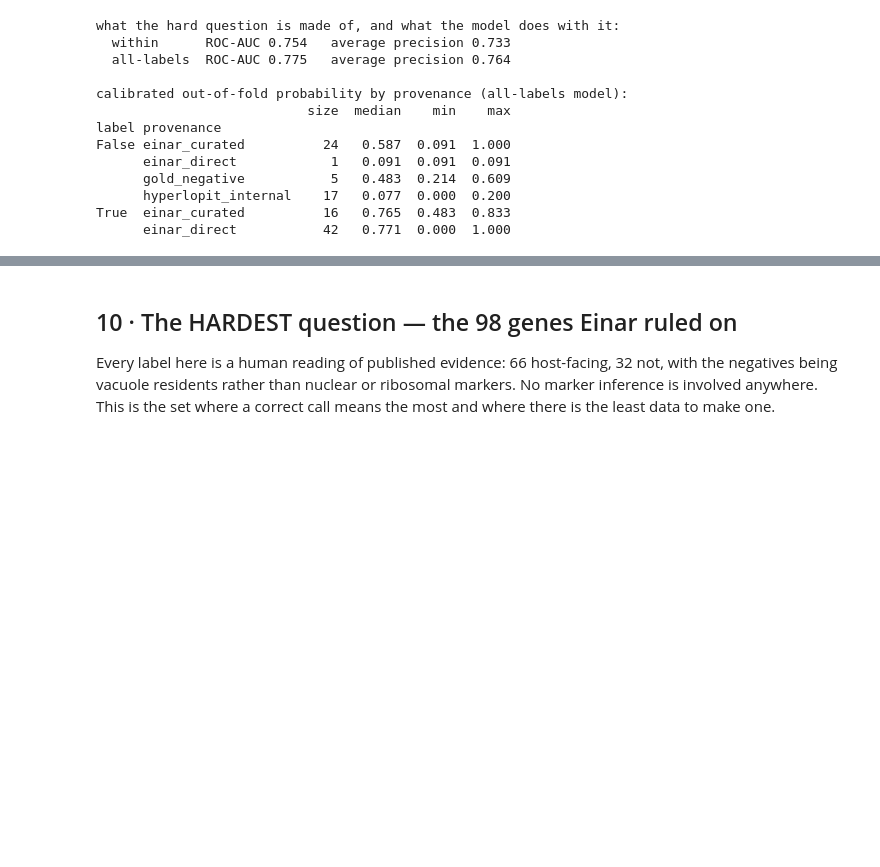
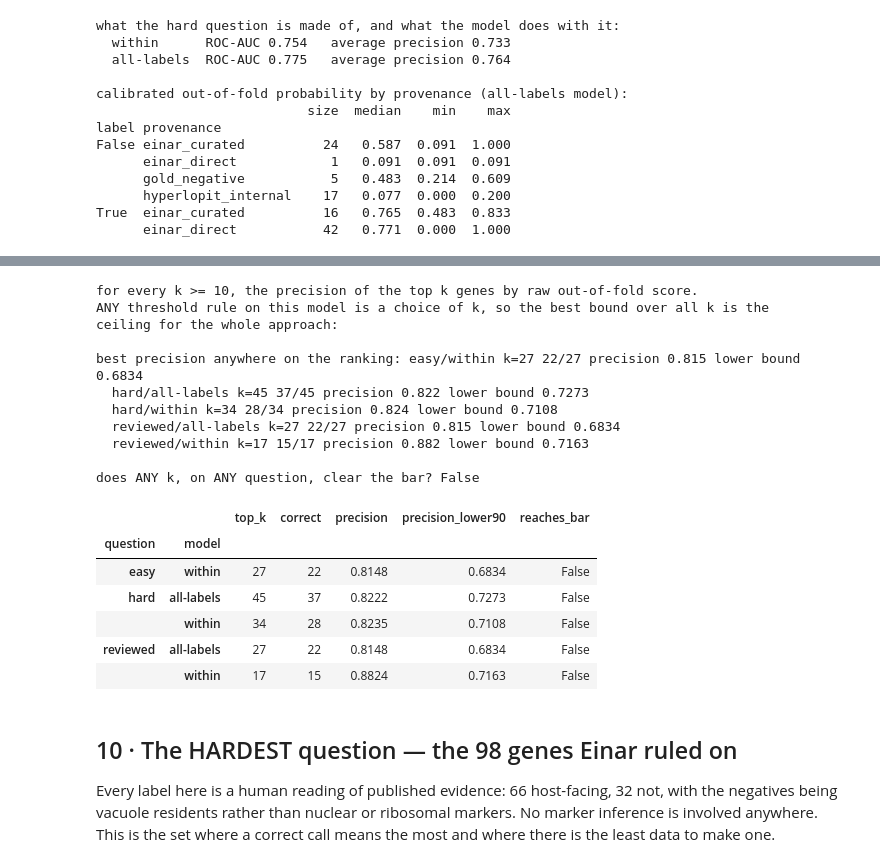
Before and after one commit to EinarOlafsson/parascape, a Jupyter notebook: notebooks/host_facing_inference_v2_2026_11_04.ipynb, the cells around one changed output, grey strips where cells are left out. Drawn from its saved outputs; the diff is of its cells as text; code cells hidden in the pictures; blank space fills up the shorter version.

```diff
--- a/notebooks/host_facing_inference_v2_2026_11_04.ipynb
+++ b/notebooks/host_facing_inference_v2_2026_11_04.ipynb
@@ -913,3 +919,50 @@ True  einar_curated          16   0.765  0.483  0.833
+# %%
+rows = []
+for (key, variant), (o, _m, _u, yq, fq) in oofs.items():
+    if key == 'easy' and variant == 'all-labels':
+        continue
+    order = o.sort_values(ascending=False).index
+    truth_sorted = yq.loc[order].values
+    for k in range(10, len(order) + 1):
+        correct = int(truth_sorted[:k].sum())
+        lo = clopper_pearson_lower(correct, k)
+        rows.append(dict(question=key, model=variant, top_k=k, correct=correct,
+                         precision=correct / k, precision_lower90=lo,
+                         reaches_bar=bool(lo >= 0.90)))
+at_k = pd.DataFrame(rows)
+at_k.to_csv(OUT / 'precision_at_k.tsv', sep='\t', index=False)
+best_k = at_k.loc[at_k.groupby(['question', 'model']).precision_lower90.idxmax()]
+ATK_NOTE = ('best precision anywhere on the ranking: ' +
+            '; '.join('%s/%s k=%d %d/%d precision %.3f lower bound %.4f'
+                      % (r.question, r.model, r.top_k, r.correct, r.top_k, r.precision,
+                         r.precision_lower90) for r in best_k.itertuples()))
+print('for every k >= 10, the precision of the top k genes by raw out-of-fold score.')
+print('ANY threshold rule on this model is a choice of k, so the best bound over all k is the')
+print('ceiling for the whole approach:')
+print()
+print(ATK_NOTE.replace('; ', '\n  '))
+print()
+print('does ANY k, on ANY question, clear the bar?', bool(at_k.reaches_bar.any()))
+best_k.set_index(['question', 'model']).round(4)
+# %% [output]
+for every k >= 10, the precision of the top k genes by raw out-of-fold score.
+ANY threshold rule on this model is a choice of k, so the best bound over all k is the
+ceiling for the whole approach:
+
+best precision anywhere on the ranking: easy/within k=27 22/27 precision 0.815 lower bound 0.6834
+  hard/all-labels k=45 37/45 precision 0.822 lower bound 0.7273
+  hard/within k=34 28/34 precision 0.824 lower bound 0.7108
+  reviewed/all-labels k=27 22/27 precision 0.815 lower bound 0.6834
+  reviewed/within k=17 15/17 precision 0.882 lower bound 0.7163
+
+does ANY k, on ANY question, clear the bar? False
+|  |  | top_k | correct | precision | precision_lower90 | reaches_bar |
+| question | model |  |  |  |  |  |
+| easy | within | 27 | 22 | 0.8148 | 0.6834 | False |
+| hard | all-labels | 45 | 37 | 0.8222 | 0.7273 | False |
+|  | within | 34 | 28 | 0.8235 | 0.7108 | False |
+| reviewed | all-labels | 27 | 22 | 0.8148 | 0.6834 | False |
+|  | within | 17 | 15 | 0.8824 | 0.7163 | False |
 # %% [markdown]
 ## 10 · The HARDEST question — the 98 genes Einar ruled on
 
```
Also changed, not shown: parts of 9 cells of this notebook, 5 other files.
